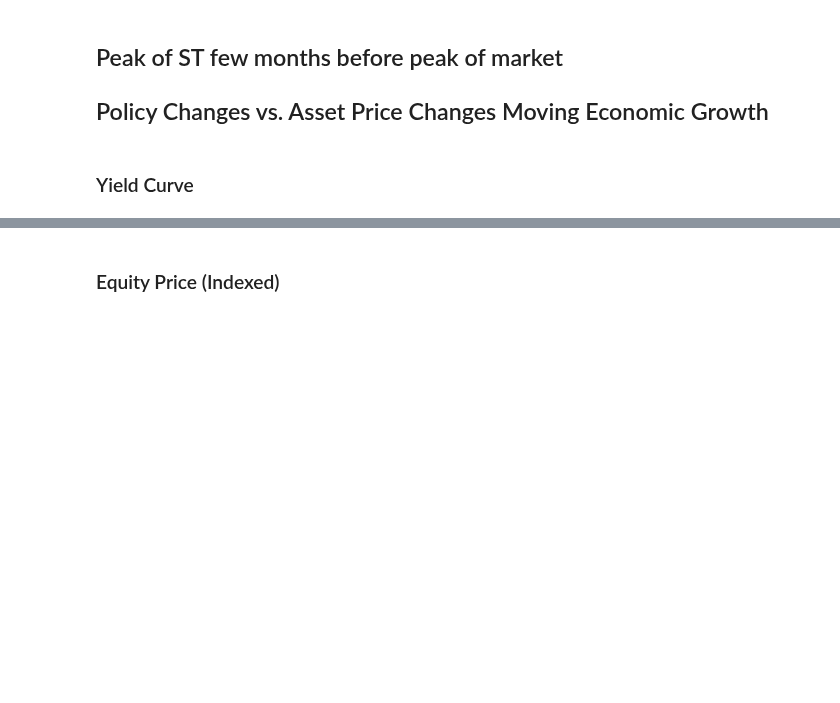
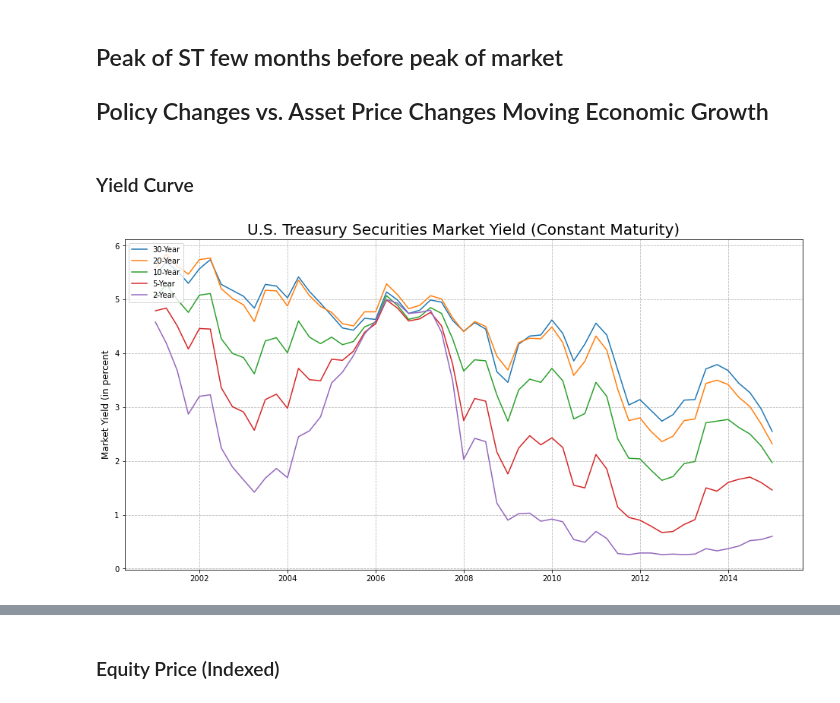
Before and after one commit to bridaniels/Principles_NavigatingBigDebtCrises, a Jupyter notebook: Part1/deflationDebtCycle/03_top.ipynb, the cells around one changed output, grey strips where cells are left out. Drawn from its saved outputs; the diff is of its cells as text; code cells hidden in the pictures; blank space fills up the shorter version.

Commit message:
yield curves for top

```diff
--- a/Part1/deflationDebtCycle/03_top.ipynb
+++ b/Part1/deflationDebtCycle/03_top.ipynb
@@ -29,3 +34,10 @@ fred = Fred(api_key=api_key)
 # Ten (DGS10)
 # Twenty (DGS20)
 # Thrity (DGS30)
+
+whole_cycle = dc.PLOTTING(start=dc.start_2008, end=dc.end_2008)
+top_cycle = dc.PLOTTING(start=dc.top_start_08, end=dc.top_end_08)
+# %%
+whole_cycle.plot_t_bond_maturity()
+# %% [output]
+[figure, added]
```
Also changed, not shown: parts of 4 cells of this notebook, 1 other file.
